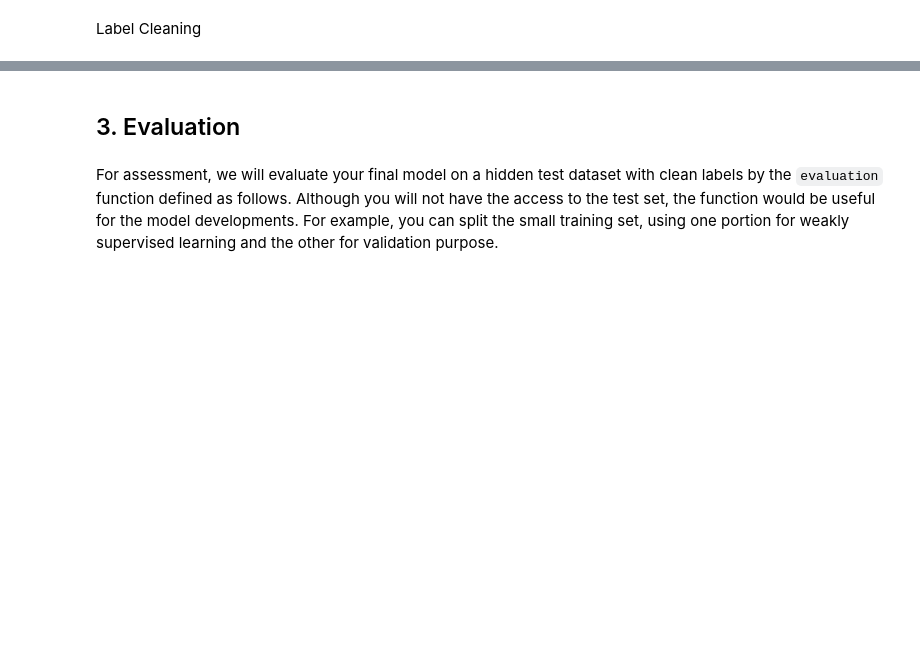
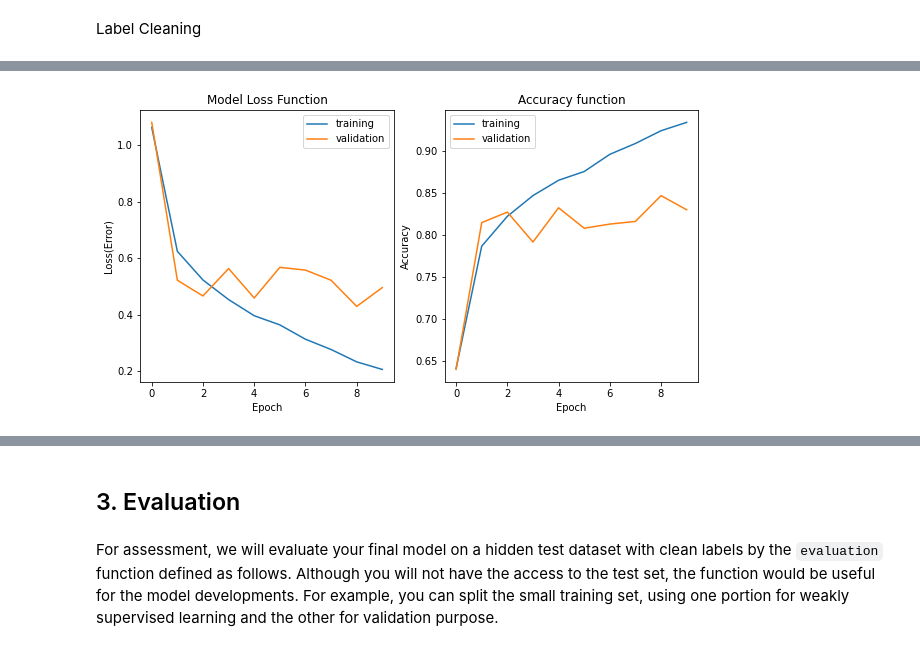
Before and after one commit to TZstatsADS/ads-spring2023-project3-group-5, a Jupyter notebook: doc/main_neuralNetwork - Copy.ipynb, the cells around one changed output, grey strips where cells are left out. Drawn from its saved outputs; the diff is of its cells as text; code cells hidden in the pictures; blank space fills up the shorter version.

```diff
--- a/doc/main_neuralNetwork - Copy.ipynb
+++ b/doc/main_neuralNetwork - Copy.ipynb
@@ -264,12 +265,3 @@ y_train_clean=np.array(y_train_clean)
 y_test=np.array(y_test)
 y_train_noisy=np.array(y_train_noisy)
 y_test_noisy=np.array(y_test_noisy)
-# %%
-#Model 1 Accuracy
-y_test_10=[]
-for i in range(len(y_test)):
-    arr=[0.0]*10
-    arr[y_test[i]]=1.0
-    y_test_10.append(np.array(arr))
-y_test_10=np.array(y_test_10)
-evaluate(model,x_train0,y_train0,image_test,y_test_10, epochs=100,title="# of nodes in the hidden layer = {}".format(nodes))
@@ -450,6 +399,6 @@ t=imgs[10000:50000]/255
 # %%
 x_train_1=np.concatenate((image_train_clean,t))
 # %%
-vgg_v2=create_vgg(x_train_1,y_train_1,EPOCHS=10)
+vgg_final=create_vgg(x_train_1,y_train_1,EPOCHS=10,plot=True)
 # %% [output]
 Epoch 1/10
@@ -475 +424,2 @@ Epoch 10/10
+[figure, added]
 # %%
```
Also changed, not shown: parts of 25 cells of this notebook.
